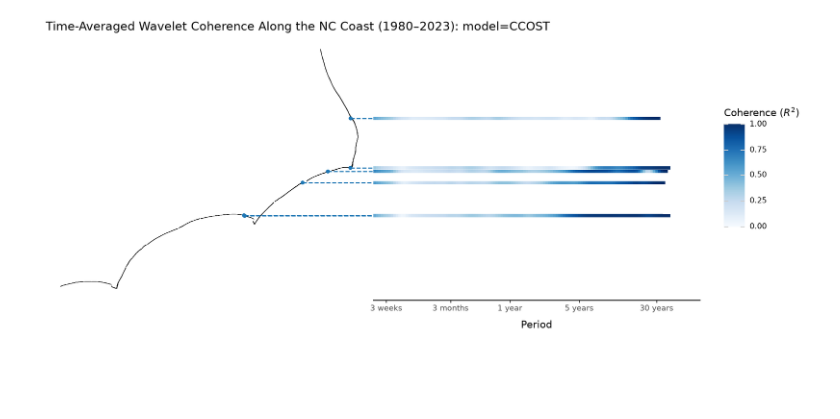
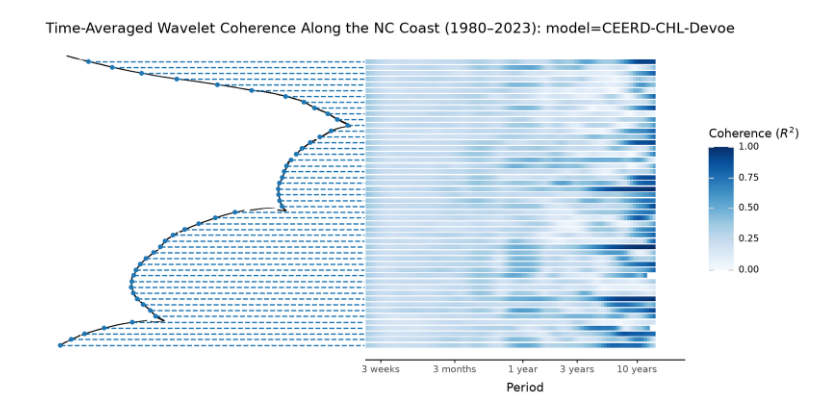
Before and after one commit to samnystrom/shoreshop3-analysis, a Jupyter notebook: notebooks/multi-profile.ipynb, the cells around one changed output. Drawn from its saved outputs; the diff is of its cells as text; code cells hidden in the pictures; blank space fills up the shorter version.

```diff
--- a/notebooks/multi-profile.ipynb
+++ b/notebooks/multi-profile.ipynb
@@ -99,11 +40,0 @@ array([   16.        ,    16.95140951,    17.95939277,    19.02731384,
-# %%
-i = 1
-valid_transects = []
-for model in ['CCOST']:#list(wcts.get_models()):
-    for transect in list(wcts.get_transects(model)):
-        print(f'\r{i}/14198', end='')
-        i += 1
-        w = wcts.get_wct(model, transect)
-        if len(w._wct.flatten()[~np.isnan(w._wct.flatten())]) > 0:
-            print(model, transect)
-            valid_transects.append(transect)
@@ -118,0 +51,5 @@ for model in ['CCOST']:#list(wcts.get_models()):
+# %%
+df = models.get_model_transect_data('CEERD-CHL-Devoe', '0035_0051').dropna()
+
+fig = wavelet.CWT(df['date'], df['x'].values, dt=1, dj=1/12, s0=-1, J=-1, wavelet='morlet', freqs=None).plot()
+fig
@@ -121,19 +78,46 @@ fig = wcts.get_wct('IdSOR', '0032_0035').plot()
 # %%
-def plot_multi_global(wcts: wct.MultiProfileWCT, transects: list[str]) -> pn.ggplot:
+def plot_multi_global(wcts: wct.MultiProfileWCT, model: str, n_transects: int = 50, max_leaders: int = 50) -> pn.ggplot:
     profiles = data.load_profiles()
+    easting = profiles.geometry.apply(lambda geom: geom.coords[0][0])
+    northing = profiles.geometry.apply(lambda geom: geom.coords[0][1])
+
+    xlim = (easting.min(), easting.max())
+    ylim = (northing.min(), northing.max())
+
+    center = ((xlim[0] + xlim[1]) / 2, (ylim[0] + ylim[1]) / 2)
+    profiles.geometry = profiles.geometry.rotate(40, origin=center)
+
     profiles['easting'] = profiles.geometry.apply(lambda geom: geom.coords[0][0])
     profiles['northing'] = profiles.geometry.apply(lambda geom: geom.coords[0][1])
-    profiles['leader'] = profiles.geometry.apply(lambda geom: shapely.LineString([geom.coords[0], (1e6, geom.coords[0][1])]))
+
+    xlim = (profiles['easting'].min(), profiles['easting'].max())
+    ylim = (profiles['northing'].min(), profiles['northing'].max())
+
     profiles['id'] = profiles['id'].apply(lambda id: id.removeprefix('usa_NC_'))
     profiles.drop(columns=['site_id', 'cil', 'ciu', 'trend', 'beach_slope', 'n_points', 'n_points_nonan'], inplace=True)
     profiles = profiles.set_index('id')
 
+    # leader_profiles = profiles[profiles.index.isin(global_powers['id'])]
+    all_transects = wcts.get_transects(model)
+    selected_profiles = profiles.merge(pd.DataFrame({'id': all_transects}), on='id', how='inner')
+    selected_profiles['group'] = (
+        (selected_profiles['northing'] - ylim[0]) / (ylim[1] - ylim[0]) * n_transects
+    ).astype(int)
+    selected_profiles = selected_profiles.groupby('group').first().reset_index().drop(columns='group')
+
+    leader_profiles = selected_profiles.copy()
+    leader_profiles['group'] = (
+        (leader_profiles['northing'] - ylim[0]) / (ylim[1] - ylim[0]) * min(n_transects, max_leaders)
+    ).astype(int)
+    leader_profiles = leader_profiles.groupby('group').first().reset_index().drop(columns='group')
+    leader_profiles['leader'] = leader_profiles.geometry.apply(lambda geom: shapely.LineString([geom.coords[0], (1e6, geom.coords[0][1])]))
+
     dfs = []
 
-    for transect in transects:
-        w = wcts.get_wct('CCOST', transect)
-        period = w.period()
-        power = w.global_power()
+    for transect in selected_profiles['id'].values:
+        w = wcts.get_wct(model, transect)
+        power = w.global_power(dropnan=True)
+        period = w.period()[:len(power)]
         df = pd.DataFrame({
             'model': 'CCOST',
             'id': transect,
@@ -146,12 +130,7 @@ def plot_multi_global(wcts: wct.MultiProfileWCT, transects: list[str]) -> pn.ggp
 
     global_powers = pd.concat(dfs)
 
-    xlim = (profiles['easting'].min(), profiles['easting'].max())
-    ylim = (profiles['northing'].min(), profiles['northing'].max())
-
-    leader_profiles = profiles[profiles.index.isin(global_powers['id'])]
-    max_leaders = 50
-
+    tile_height = (ylim[1] - ylim[0]) / n_transects * 0.8
 
     theme = pn.theme_classic()
     leader_color = 'tab:blue'
@@ -168,37 +147,39 @@ def plot_multi_global(wcts: wct.MultiProfileWCT, transects: list[str]) -> pn.ggp
         )
         + pn.geom_point(pn.aes('easting', 'northing'), data=leader_profiles, color=leader_color)
         + pn.coord_cartesian(xlim=xlim, ylim=ylim)
-        + pn.labs(title='Time-Averaged Wavelet Coherence Along the NC Coast (1980–2023): model=CCOST')
+        + pn.labs(title='Time-Averaged Wavelet Coherence Along the NC Coast (1980–2023): model=CEERD-CHL-Devoe')
         + theme
         + pn.theme(
             axis_line=pn.element_blank(),
             axis_text=pn.element_blank(),
             axis_title=pn.element_blank(),
             axis_ticks=pn.element_blank(),
             plot_margin_right=0,
             plot_title=pn.element_text(ha='left'),
         )
     ) | (
         pn.ggplot(global_powers)
-        + pn.geom_tile(pn.aes('period', 'northing', fill='power', height=4000))
+        + pn.geom_tile(pn.aes('period', 'northing', fill='power', height=tile_height))
         + pn.scale_fill_continuous(limits=(0, 1), cmap_name='Blues')
         + pn.scale_x_log10(
-            breaks=[21, 31*3, 367, 365*5, 365*30],
+            breaks=[21, 31*3, 367, 365*3, 365*10],
             labels=lambda breaks: list(map(wavelet.format_period, breaks)),
             expand=(0, 0, 0.1, 0),
         )
         + pn.coord_cartesian(ylim=ylim)
         + pn.labs(title='', x='Period', fill='Coherence ($R^2$)')
         + theme
         + pn.theme(
             axis_line_y=pn.element_blank(),
             axis_text_y=pn.element_blank(),
             axis_title_y=pn.element_blank(),
             axis_ticks_y=pn.element_blank(),
             plot_margin_left=0,
         )
-    )) + pn.theme(figure_size=(12, 5))
+    )) + pn.theme(figure_size=(10, 5))
 
-plot_multi_global(wcts, valid_transects)
+fig = plot_multi_global(wcts, 'CEERD-CHL-Devoe')
+#fig.save('../figures/CEERD-CHL-Devoe-multi.png')
+fig
 # %% [output]
-[figure, old version]
+[figure, new version]
```
Also changed, not shown: parts of 10 cells of this notebook, 1 other file.
